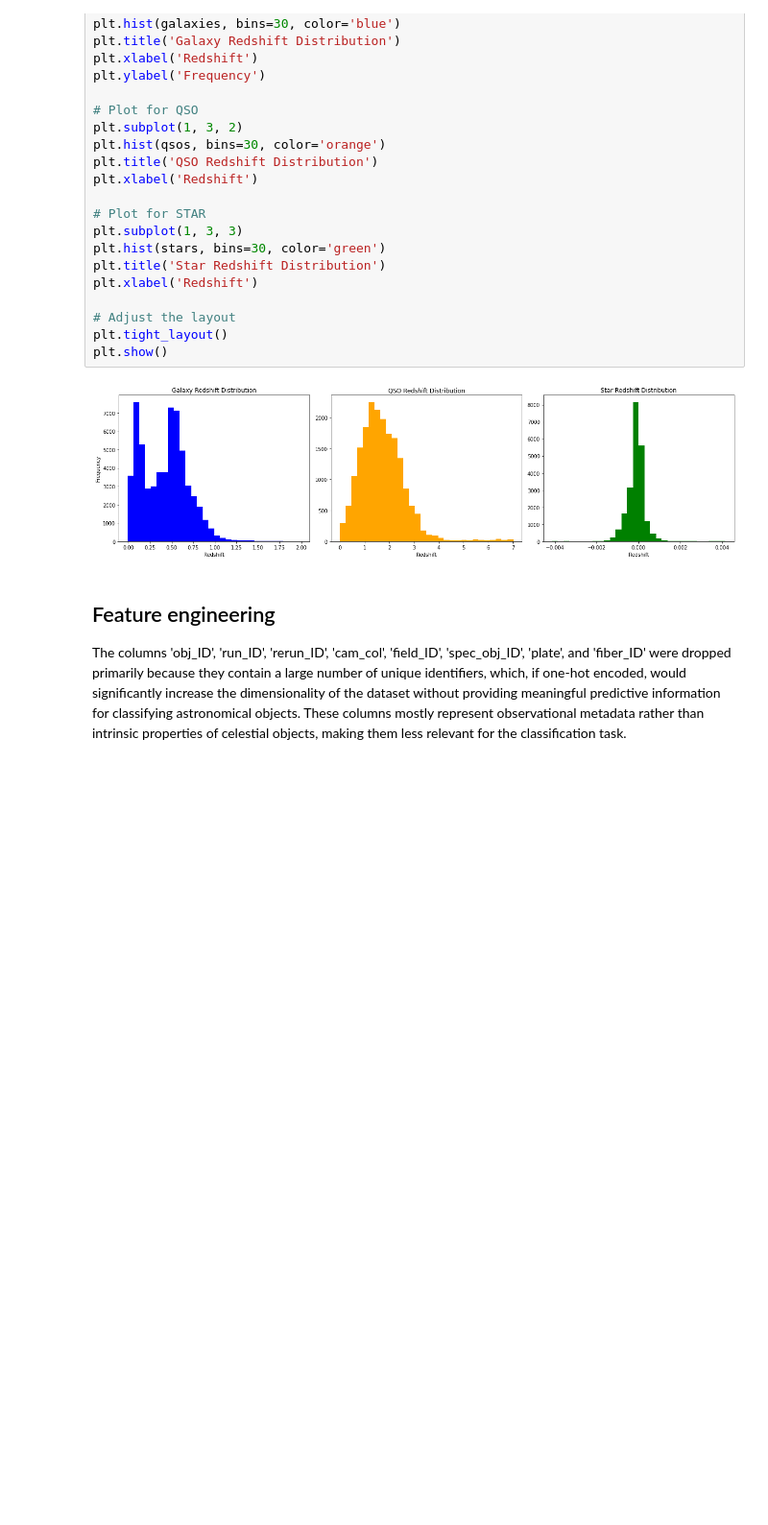
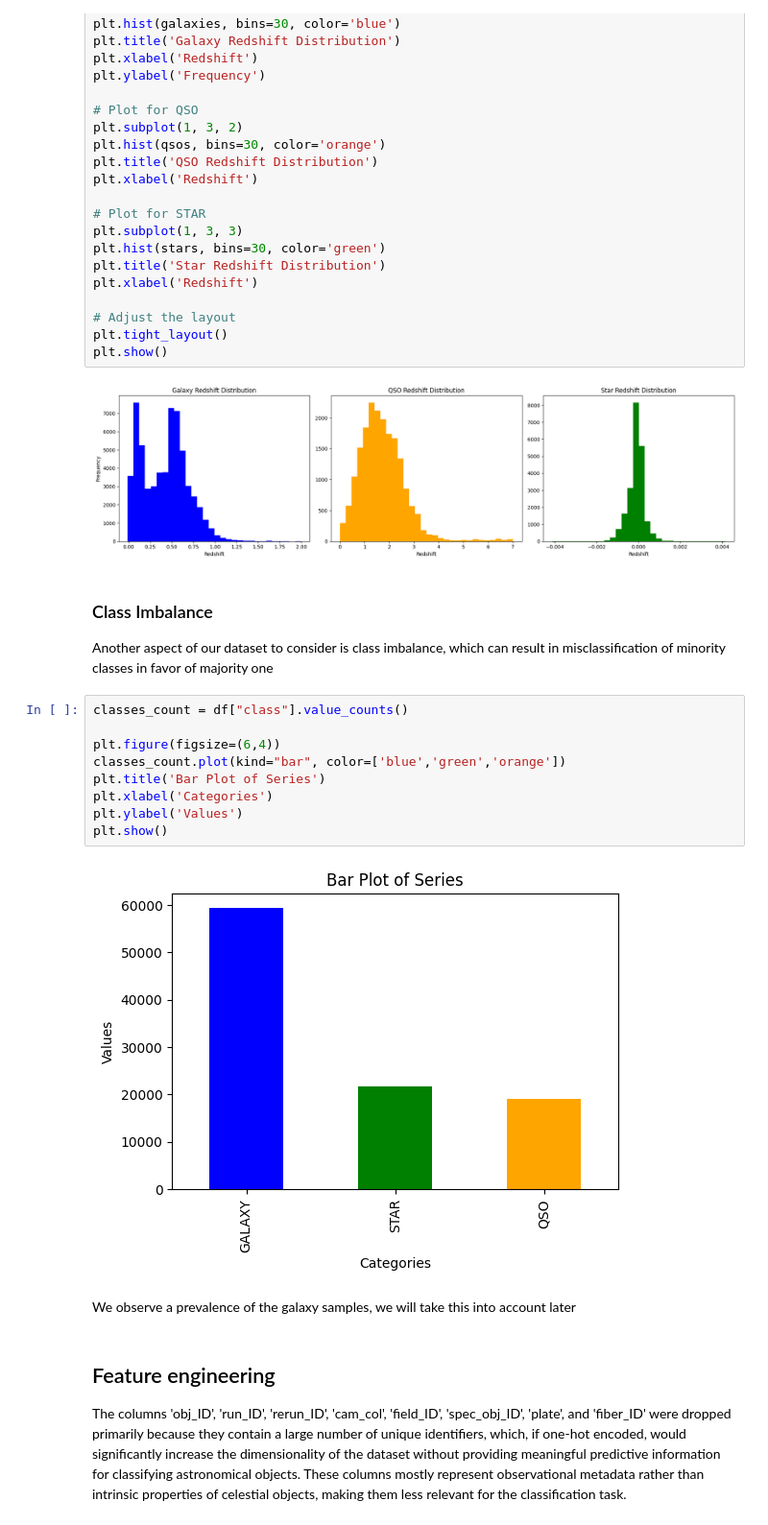
Before and after one commit to Antonello03/MachineLearning, a Jupyter notebook: Stellar_Classification_Project/model.ipynb, the cells around one changed output. Shown at 96% size. Saved outputs shown, nothing was run; the diff lists cells and outputs as text; blank space fills up the shorter version.

```diff
--- a/Stellar_Classification_Project/model.ipynb
+++ b/Stellar_Classification_Project/model.ipynb
@@ -217,6 +217,22 @@ plt.tight_layout()
 plt.show()
 # %% [output]
 [figure]
+# %% [markdown]
+### Class Imbalance
+Another aspect of our dataset to consider is class imbalance, which can result in misclassification of minority classes in favor of majority one
+# %%
+classes_count = df["class"].value_counts()
+
+plt.figure(figsize=(6,4))
+classes_count.plot(kind="bar", color=['blue','green','orange'])
+plt.title('Bar Plot of Series')
+plt.xlabel('Categories')
+plt.ylabel('Values')
+plt.show()
+# %% [output]
+[figure, added]
+# %% [markdown]
+We observe a prevalence of the galaxy samples, we will take this into account later
 # %% [markdown]
 ## Feature engineering
 The columns 'obj_ID', 'run_ID', 'rerun_ID', 'cam_col', 'field_ID', 'spec_obj_ID', 'plate', and 'fiber_ID' were dropped primarily because they contain a large number of unique identifiers, which, if one-hot encoded, would significantly increase the dimensionality of the dataset without providing meaningful predictive information for classifying astronomical objects. These columns mostly represent observational metadata rather than intrinsic properties of celestial objects, making them less relevant for the classification task.
```
Also changed, not shown: parts of 24 cells of this notebook.
